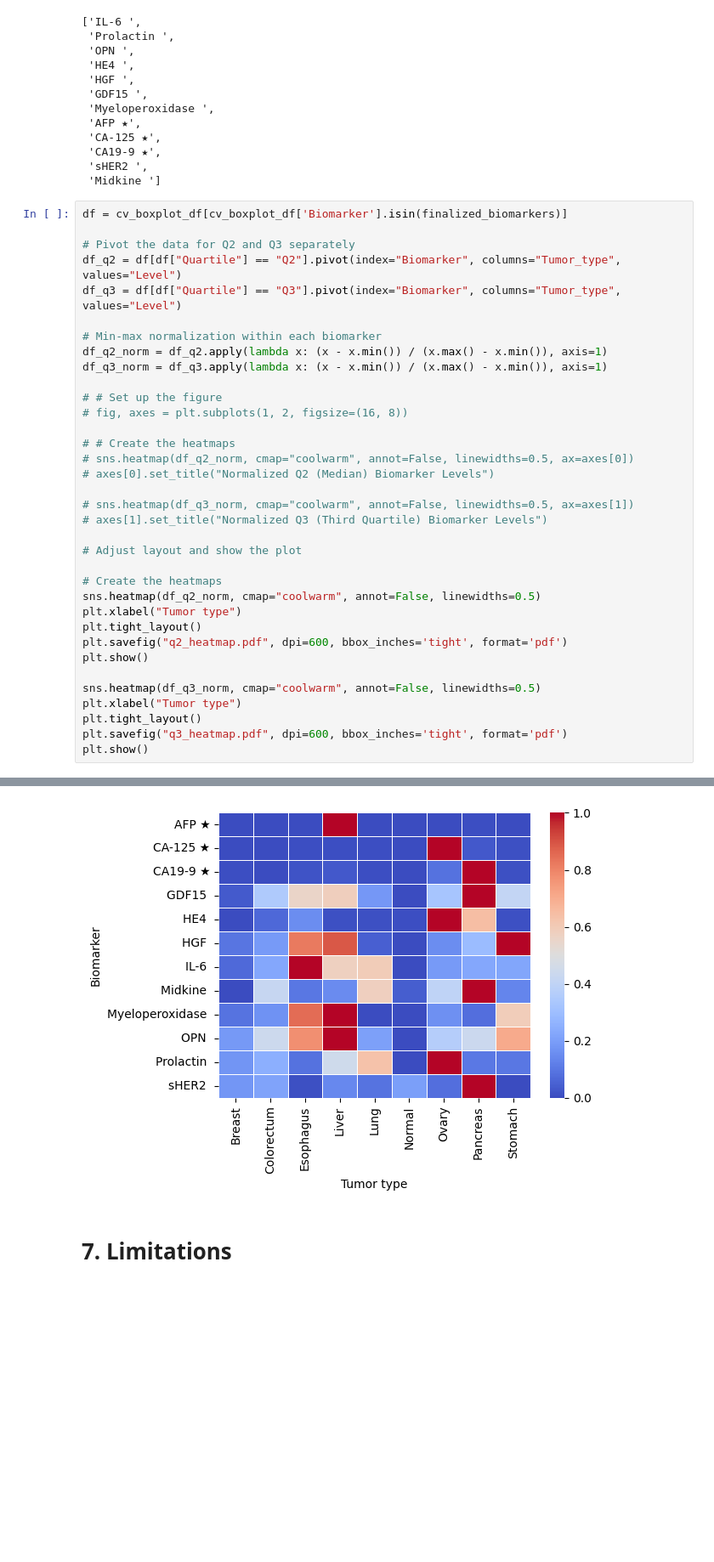
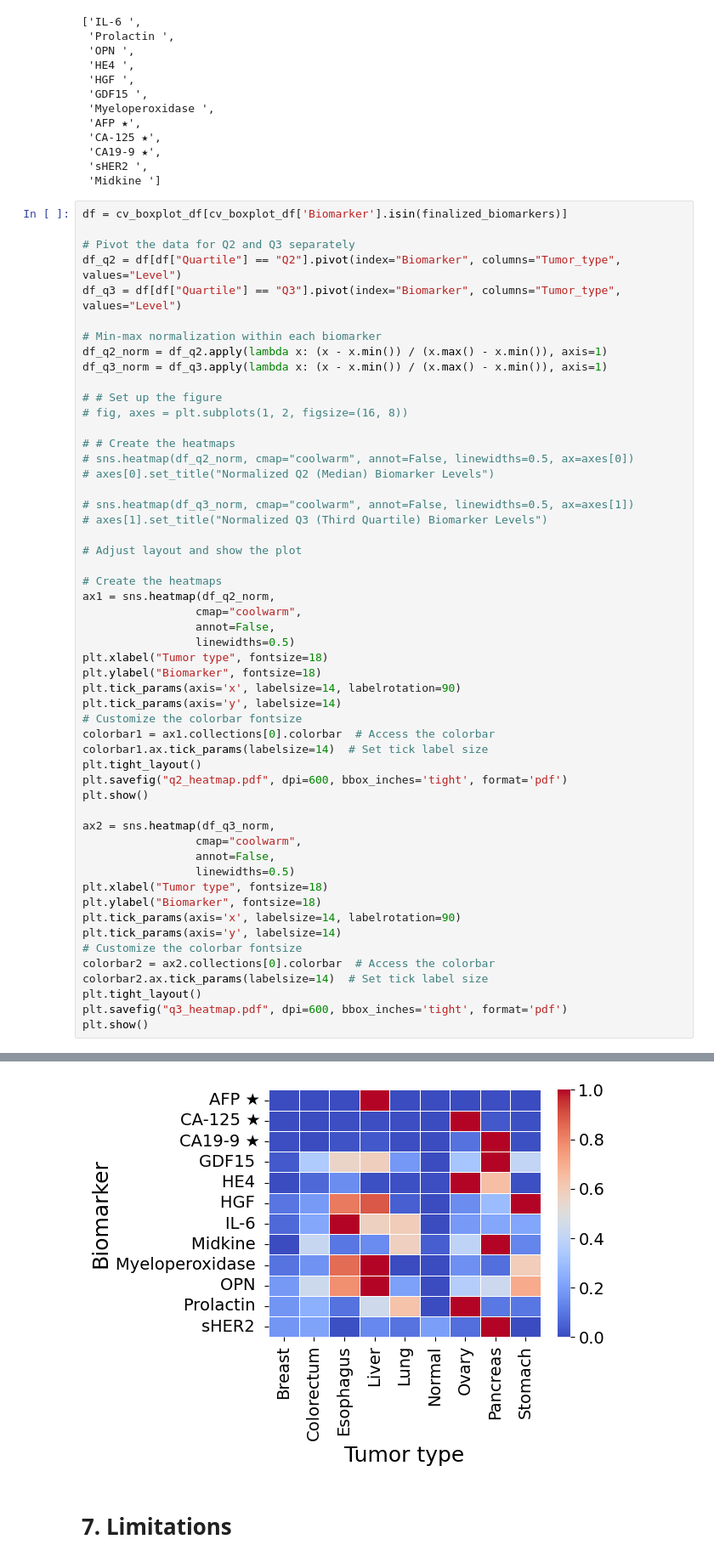
Before and after one commit to subhajitbn/Cancer-Biomarkers-from-Clinical-Data, a Jupyter notebook: tutorial-full.ipynb, the cells around one changed output, grey strips where cells are left out. Shown at 85% size. Saved outputs shown, nothing was run; the diff lists cells and outputs as text; blank space fills up the shorter version.

```diff
--- a/tutorial-full.ipynb
+++ b/tutorial-full.ipynb
@@ -1484,14 +1488,32 @@ df_q3_norm = df_q3.apply(lambda x: (x - x.min()) / (x.max() - x.min()), axis=1)
 # Adjust layout and show the plot
 
 # Create the heatmaps
-sns.heatmap(df_q2_norm, cmap="coolwarm", annot=False, linewidths=0.5)
-plt.xlabel("Tumor type")
+ax1 = sns.heatmap(df_q2_norm,
+                 cmap="coolwarm",
+                 annot=False,
+                 linewidths=0.5)
+plt.xlabel("Tumor type", fontsize=18)
+plt.ylabel("Biomarker", fontsize=18)
+plt.tick_params(axis='x', labelsize=14, labelrotation=90)
+plt.tick_params(axis='y', labelsize=14)
+# Customize the colorbar fontsize
+colorbar1 = ax1.collections[0].colorbar  # Access the colorbar
+colorbar1.ax.tick_params(labelsize=14)  # Set tick label size
 plt.tight_layout()
 plt.savefig("q2_heatmap.pdf", dpi=600, bbox_inches='tight', format='pdf')
 plt.show()
 
-sns.heatmap(df_q3_norm, cmap="coolwarm", annot=False, linewidths=0.5)
-plt.xlabel("Tumor type")
+ax2 = sns.heatmap(df_q3_norm,
+                 cmap="coolwarm",
+                 annot=False,
+                 linewidths=0.5)
+plt.xlabel("Tumor type", fontsize=18)
+plt.ylabel("Biomarker", fontsize=18)
+plt.tick_params(axis='x', labelsize=14, labelrotation=90)
+plt.tick_params(axis='y', labelsize=14)
+# Customize the colorbar fontsize
+colorbar2 = ax2.collections[0].colorbar  # Access the colorbar
+colorbar2.ax.tick_params(labelsize=14)  # Set tick label size
 plt.tight_layout()
 plt.savefig("q3_heatmap.pdf", dpi=600, bbox_inches='tight', format='pdf')
 plt.show()
@@ -1500,4 +1522,4 @@ plt.show()
-[figure, old version]
+[figure, new version]
 # %% [markdown]
 # 7. Limitations
 # %%
```
Also changed, not shown: parts of 2 cells of this notebook, 7 other files.
